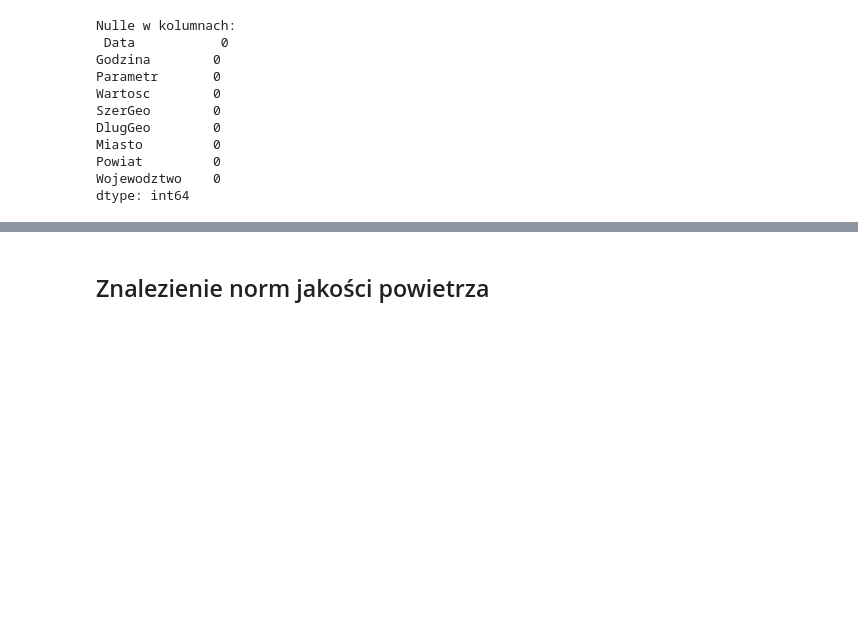
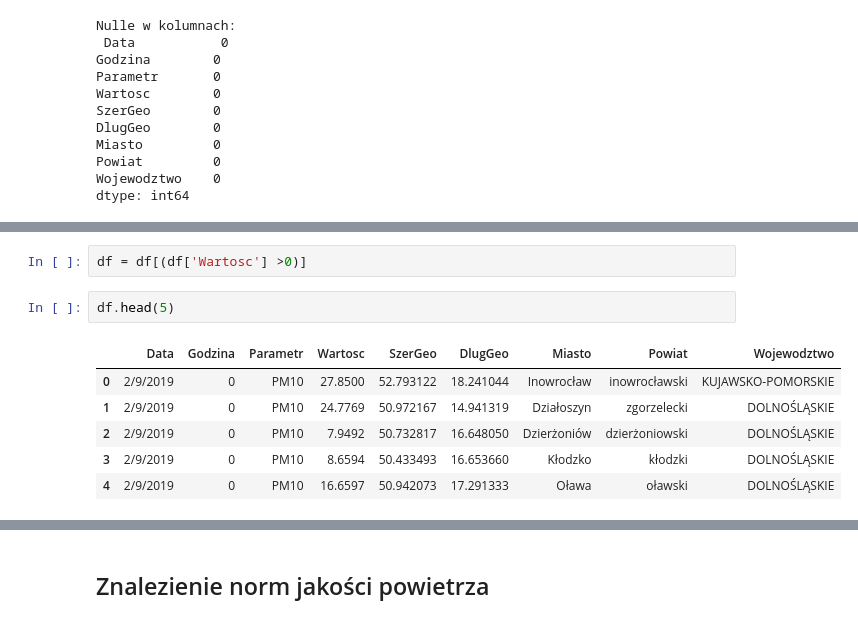
Before and after one commit to ankhralovich/wwsi-umisi, a Jupyter notebook: 2-semestr/zpd/lab-2-smog.ipynb, the cells around one changed output, grey strips where cells are left out. Drawn from its saved outputs; the diff is of its cells as text; blank space fills up the shorter version.

```diff
--- a/2-semestr/zpd/lab-2-smog.ipynb
+++ b/2-semestr/zpd/lab-2-smog.ipynb
@@ -76,3 +103,14 @@ dtype: int64
+# %%
+df = df[(df['Wartosc'] >0)]
+# %%
+df.head(5)
+# %% [output]
+|  | Data | Godzina | Parametr | Wartosc | SzerGeo | DlugGeo | Miasto | Powiat | Wojewodztwo |
+| 0 | 2/9/2019 | 0 | PM10 | 27.8500 | 52.793122 | 18.241044 | Inowrocław | inowrocławski | KUJAWSKO-POMORSKIE |
+| 1 | 2/9/2019 | 0 | PM10 | 24.7769 | 50.972167 | 14.941319 | Działoszyn | zgorzelecki | DOLNOŚLĄSKIE |
+| 2 | 2/9/2019 | 0 | PM10 | 7.9492 | 50.732817 | 16.648050 | Dzierżoniów | dzierżoniowski | DOLNOŚLĄSKIE |
+| 3 | 2/9/2019 | 0 | PM10 | 8.6594 | 50.433493 | 16.653660 | Kłodzko | kłodzki | DOLNOŚLĄSKIE |
+| 4 | 2/9/2019 | 0 | PM10 | 16.6597 | 50.942073 | 17.291333 | Oława | oławski | DOLNOŚLĄSKIE |
 # %%
 # sprawdzamy outliery
 
```
Also changed, not shown: parts of 8 cells of this notebook, 2 other files.
